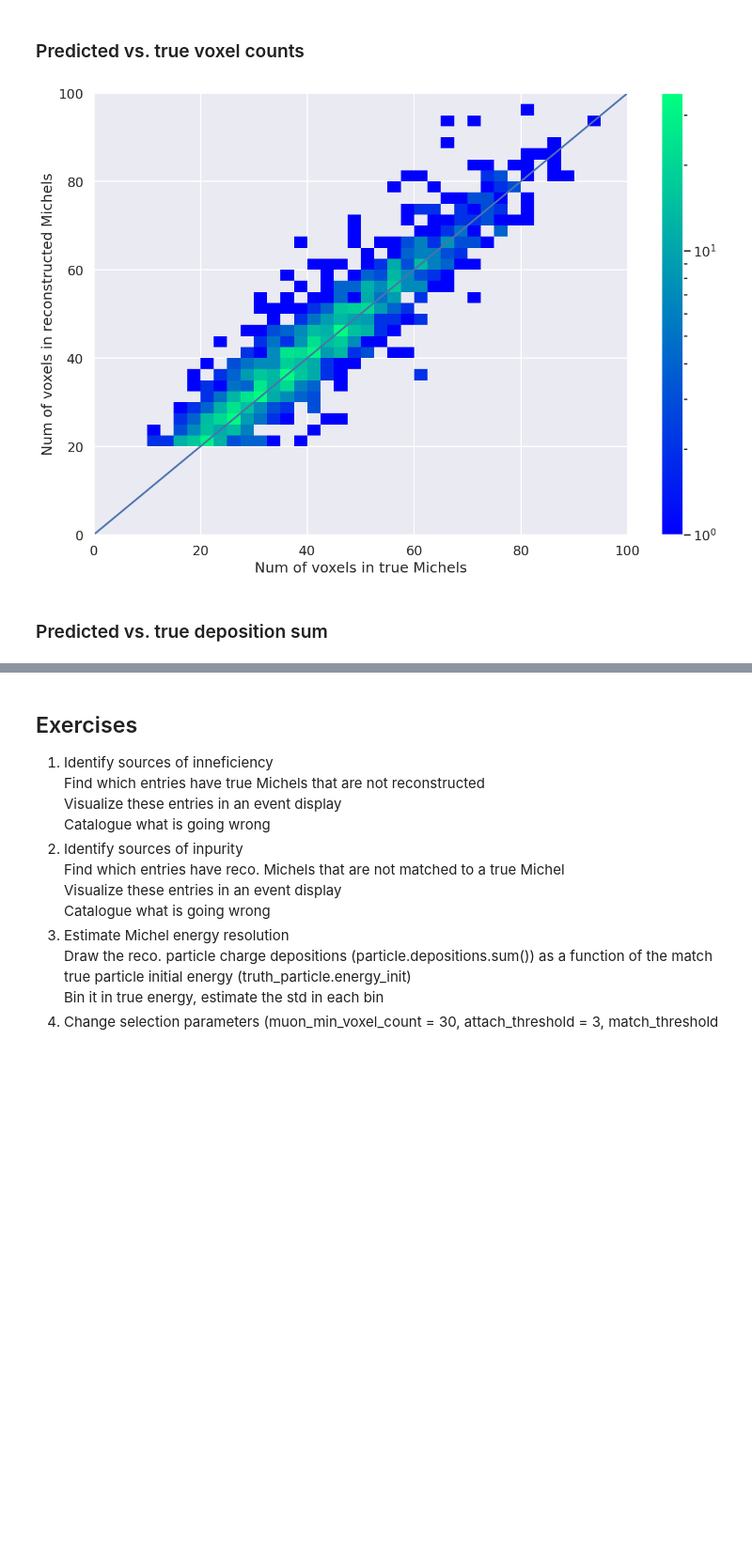
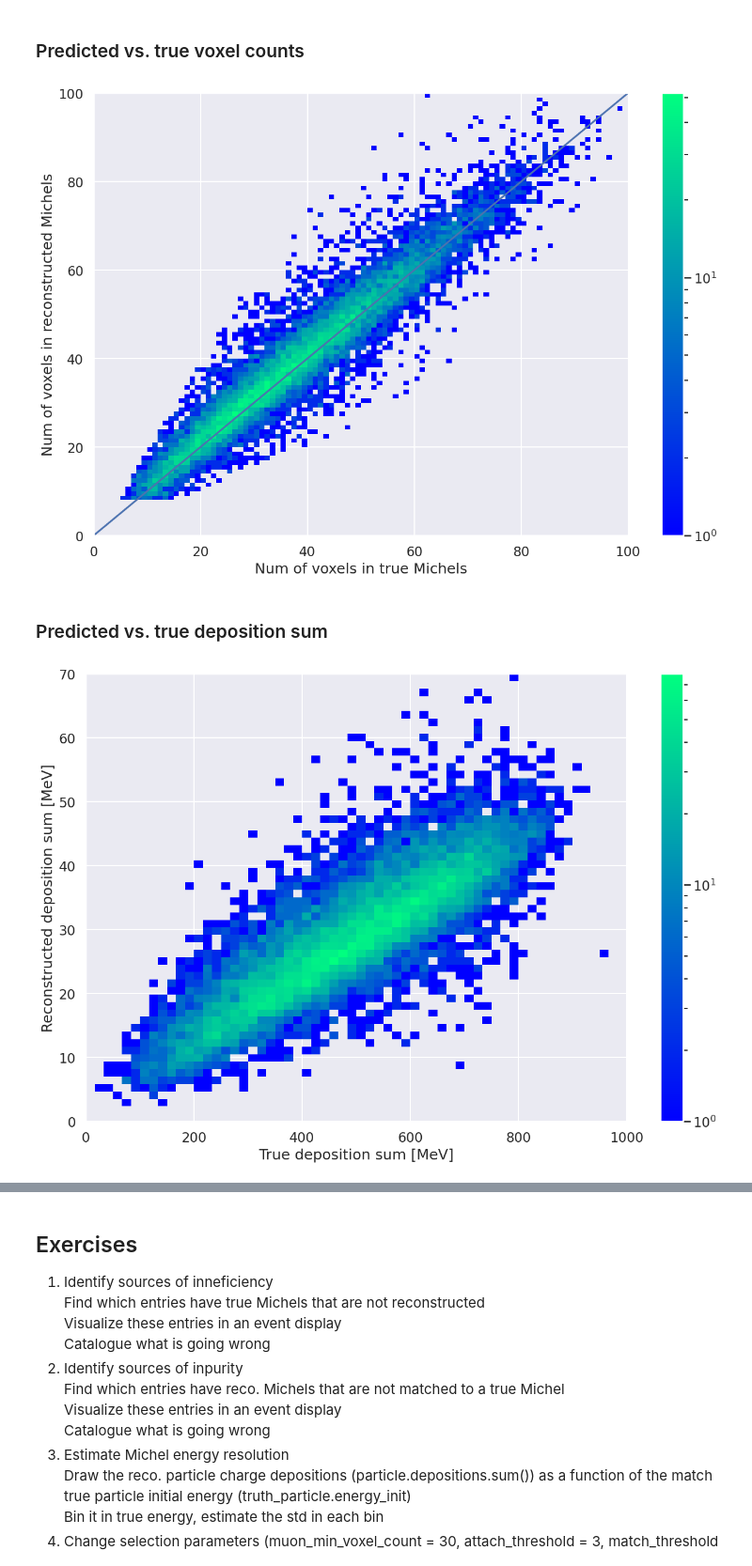
Before and after one commit to DeepLearnPhysics/spine-workshop-2026, a Jupyter notebook: reconstruction/michel/michel.ipynb, the cells around one changed output, grey strips where cells are left out. Shown at 94% size. Drawn from its saved outputs; the diff is of its cells as text; code cells hidden in the pictures; blank space fills up the shorter version.

```diff
--- a/reconstruction/michel/michel.ipynb
+++ b/reconstruction/michel/michel.ipynb
@@ -447,7 +478,7 @@ seaborn.set_context('talk')
 # %%
 plt.hist2d(michels_hs_1['true_num_pix'],
           michels_hs_1['pred_num_pix'],
-          bins=[40, 40], range=[[0, 100], [0, 100]], cmap='winter', norm=matplotlib.colors.LogNorm())
+          bins=[100, 100], range=[[0, 100], [0, 100]], cmap='winter', norm=matplotlib.colors.LogNorm())
 plt.colorbar()
 xy = np.linspace(0,300,41)
 plt.plot(xy, xy)
@@ -455,7 +486,19 @@ plt.xlabel('Num of voxels in true Michels')
 plt.ylabel('Num of voxels in reconstructed Michels')
 plt.show()
 # %% [output]
-[figure, old version]
+[figure, new version]
 # %% [markdown]
 ### Predicted vs. true deposition sum
+# %%
+plt.hist2d(michels_hs_1['true_sum_pix'],
+          michels_hs_1['pred_sum_pix'],
+          bins=[60, 60], range=[[0, 1000], [0, 70]], cmap='winter', norm=matplotlib.colors.LogNorm())
+plt.colorbar()
+#xy = np.linspace(0,300,41)
+#plt.plot(xy, xy)
+plt.xlabel('True deposition sum [MeV]')
+plt.ylabel('Reconstructed deposition sum [MeV]')
+plt.show()
+# %% [output]
+[figure, added]
 # %%
```
Also changed, not shown: parts of 25 cells of this notebook.
